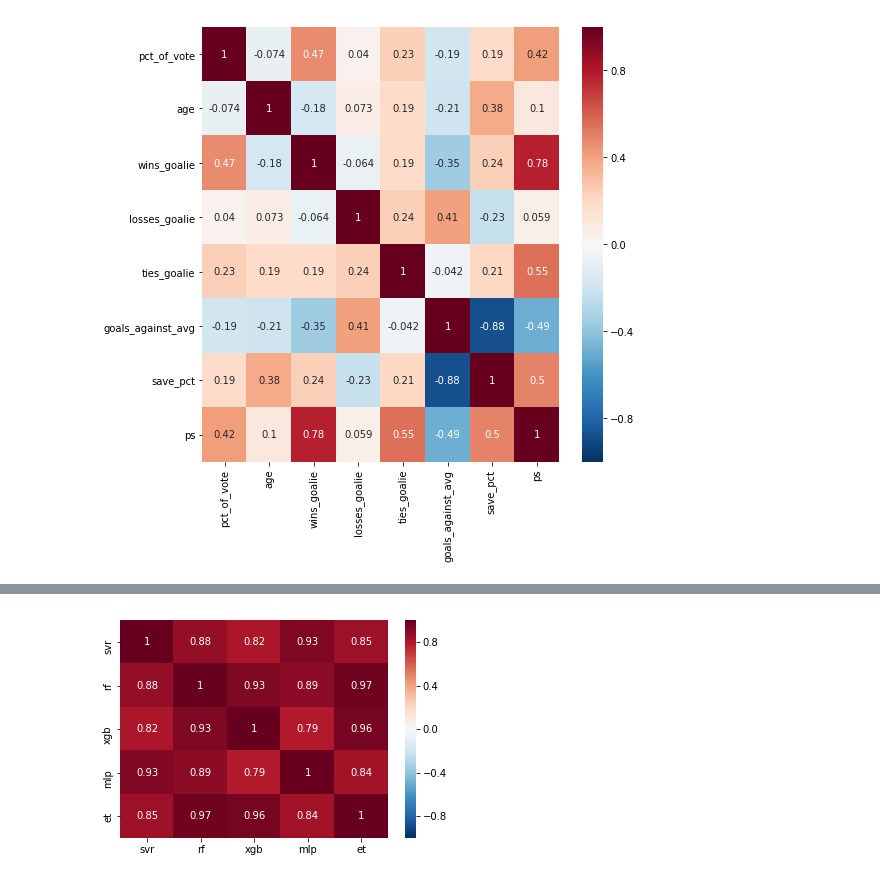
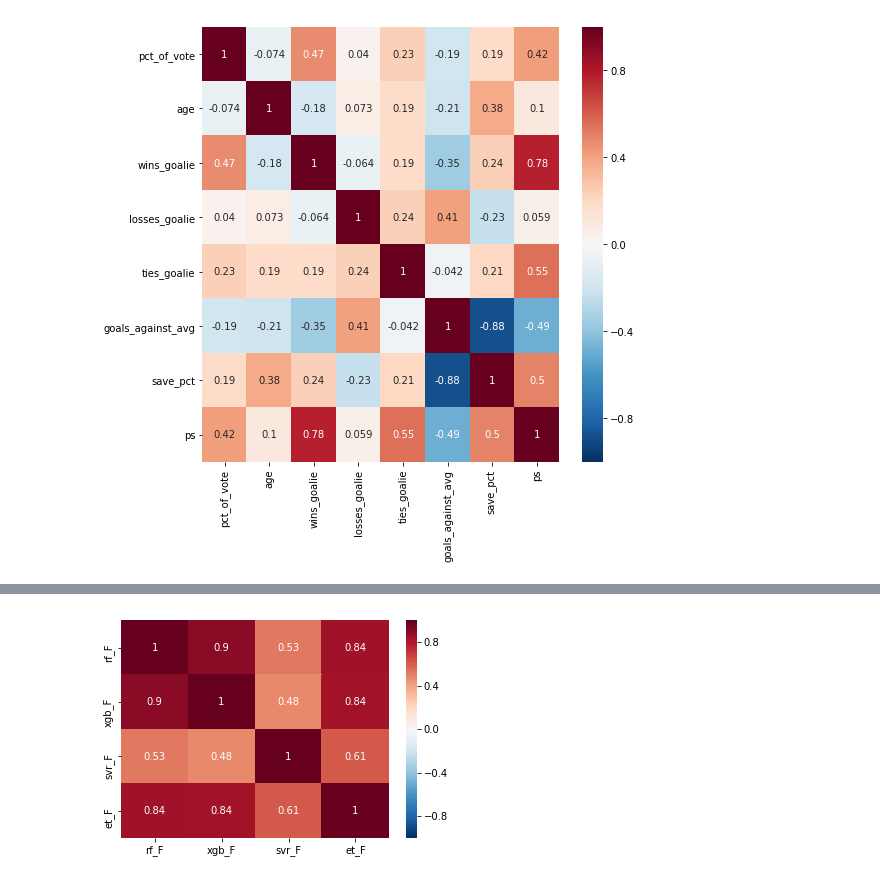
Before and after one commit to dbz10/NHL-Player-Awards, a Jupyter notebook: NHL MVP prediction.ipynb, the cells around one changed output, grey strips where cells are left out. Saved outputs shown, nothing was run; the diff lists cells and outputs as text; code cells hidden in the pictures.

```diff
--- a/NHL MVP prediction.ipynb
+++ b/NHL MVP prediction.ipynb
@@ -131,8 +131,8 @@ def pos_combine(name):
     return ""
 
 full_data["pos"] = full_data["pos"].apply(pos_combine)
-full_data = full_data[full_data["pct_of_vote"]>1]
-full_data["pct_of_vote"] = np.log(full_data["pct_of_vote"])
+full_data = full_data[full_data["pct_of_vote"]>10]
+full_data["logpct_of_vote"] = np.log(full_data["pct_of_vote"])
 
 skaters = full_data[full_data['pos']!='G']
 goalies = full_data[full_data['pos']=='G']
@@ -214,8 +214,10 @@ sns.heatmap(f,annot=True,cmap="RdBu_r",vmin=-1,vmax=1);
 fd = full_data.copy()
 # prepare for applying model:
 # 1) preprocessing-scale
-t = fd.drop(["Year"],axis=1).select_dtypes(exclude=["object"]).apply(sklearn.preprocessing.scale)
-fd[t.columns] = t
+# t = fd.drop(["Year"],axis=1).select_dtypes(exclude=["object"]).apply(sklearn.preprocessing.scale)
+# fd[t.columns] = t
+# actually its incorrect to preprocess the entire data set. this results in data contamination
+
 
 # 2) one-hot encode positions
 fd=pd.get_dummies(fd,columns=['pos'])
@@ -395,35 +459,50 @@ Extra Trees Regressor: 0.754519
 # %%
-
-# ensembling, baby!
 # will use XGBoost to blend the five base models
 
 ensemble = XGBRegressor()
 
 
 # the ensemble takes the predictions of the five base models as input
 # the five base models are trained on x_base and y_base
 # they then predict y_holdout based on x_holdout
 # the ensemble has five features: the predictions of the
 # five base models for y_holdout. The ensemble then fits to
 # y_holdout
 
 
-lvl1_predictions = pd.DataFrame(columns = {"rf","xgb","svr","et","mlp"})
+lvl1_predictions = pd.DataFrame(columns = {
+#                                 "rf_F",
+#                                            "xgb_F",
+#                                            "svr_F",
+#                                            "et_F",
+#                                            "mlp_F" ,
+#                                           "rf_L",
+#                                            "xgb_L",
+#                                            "svr_L",
+#                                            "et_L",
+#                                            "mlp_L"
+                                          })
 
-lvl1_predictions["rf"] = forest_model.predict(x_holdout)
-lvl1_predictions["xgb"] = xgb_model.predict(x_holdout)
-lvl1_predictions["svr"] = svr_model.predict(x_holdout)
-lvl1_predictions["et"] = etrees_model.predict(x_holdout)
-lvl1_predictions["mlp"] = mlp_model.predict(x_holdout)
+lvl1_predictions["rf_F"] = forest_pred_F
+lvl1_predictions["xgb_F"] = xgb_pred_F
+lvl1_predictions["svr_F"] = svr_pred_F
+lvl1_predictions["et_F"] = etrees_pred_F
+# lvl1_predictions["mlp_F"] = mlp_pred_F
+
+# lvl1_predictions["rf_L"] = forest_pred_L
+# lvl1_predictions["xgb_L"] = xgb_pred_L
+# lvl1_predictions["svr_L"] = svr_pred_L
+# lvl1_predictions["et_L"] = etrees_pred_L
+# lvl1_predictions["mlp_L"] = mlp_pred_L
 
 
 # look at correlation map of base predictions
 zz = lvl1_predictions.corr()
 sns.heatmap(zz,annot=True,cmap="RdBu_r",vmin=-1,vmax=1);
 
 # the models are fairly correlated with each other.
 # this is not ideal, but that's life
 # %% [output]
-[figure, old version]
+[figure, new version]
 # %%
 # train the ensemble
```
Also changed, not shown: parts of 8 cells of this notebook.
